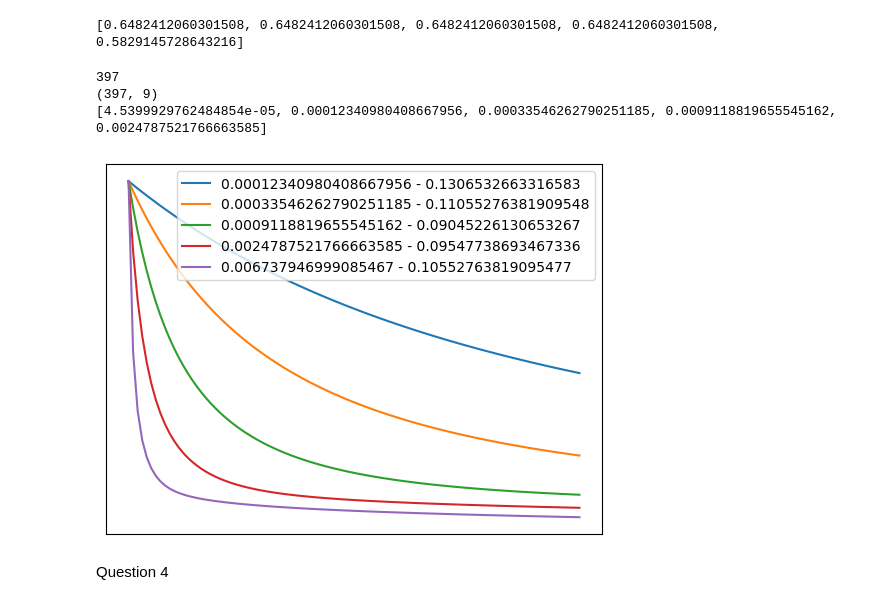
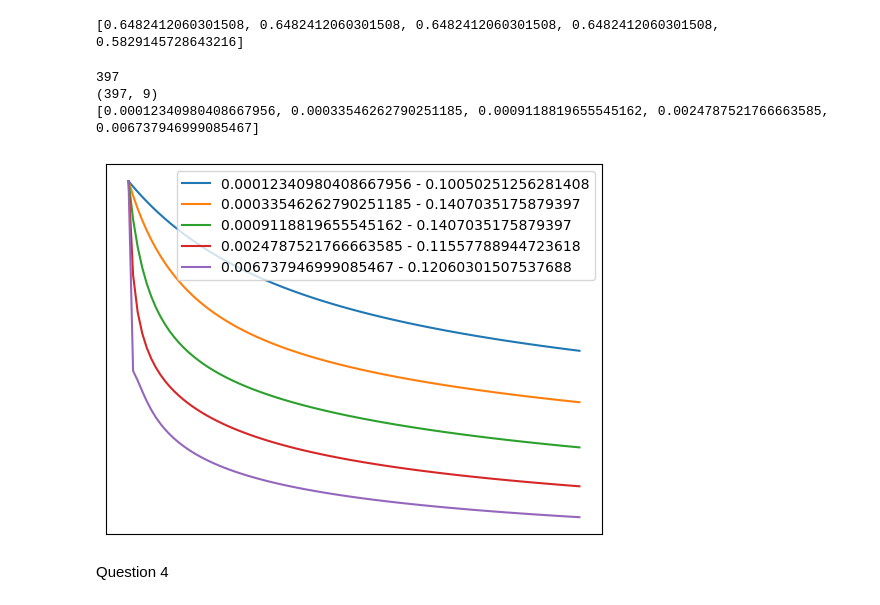
Before and after one commit to hayden000/Data-Analysis, a Jupyter notebook: data.ipynb, the cells around one changed output. Saved outputs shown, nothing was run; the diff lists cells and outputs as text; code cells hidden in the pictures.

```diff
--- a/data.ipynb
+++ b/data.ipynb
@@ -227,38 +228,39 @@ for i in origin:
 two_cols = np.array(two_cols)
 Z = Z[:, :-1]
 print(len(two_cols))
 Z = np.hstack((Z, two_cols))
 print(Z.shape)
 Y = 1 * (Z[:, 0] >= np.mean(Z[:, 0]))
 X, Y = Z[:, 1:], Y
 N_train = len(data) // 2
 X_train, Y_train = X[:N_train], Y[:N_train]
 X_test, Y_test = X[N_train:], Y[N_train:]
 
 X_train_norm = (X_train - np.average(X_train, axis=0)) / np.std(X_train, axis=0)
 X_test_norm = (X_test - np.average(X_train, axis=0)) / np.std(X_train, axis=0)
-
+X_train_norm = np.hstack((np.ones((X_train_norm.shape[0], 1)), X_train_norm))
+X_test_norm = np.hstack((np.ones((X_test_norm.shape[0], 1)), X_test_norm))
 etas = []
-for m in range(0,5):
+for m in range(1,6):
     etas.append(np.exp(m - 10))
-lambda1 = 0.01 * np.random.randn(len(X[0]))
+lambda1 = 0.01 * np.random.randn(len(X[0])+1)
 print(etas)
 ERs = []
 N = 100
 counter = 1
 for eta in etas:
     par, obj = train(lambda1, eta, N, (X_train_norm, Y_train))
     plt.plot(obj, label=str((np.exp(counter - 10))) + " - " + str((ER(par, (X_test_norm, Y_test)))))
     counter=counter+1
 plt.xticks([])
 plt.yticks([])
 plt.legend()
 plt.show()
 # %% [output]
 397
 (397, 9)
-[4.5399929762484854e-05, 0.00012340980408667956, 0.00033546262790251185, 0.0009118819655545162, 0.0024787521766663585]
+[0.00012340980408667956, 0.00033546262790251185, 0.0009118819655545162, 0.0024787521766663585, 0.006737946999085467]
-[figure, old version]
+[figure, new version]
 # %%
 # # origin_dummies = pd.get_dummies(data['name'])
 # np.random.seed(12345)
```
Also changed, not shown: parts of 1 cell of this notebook.
